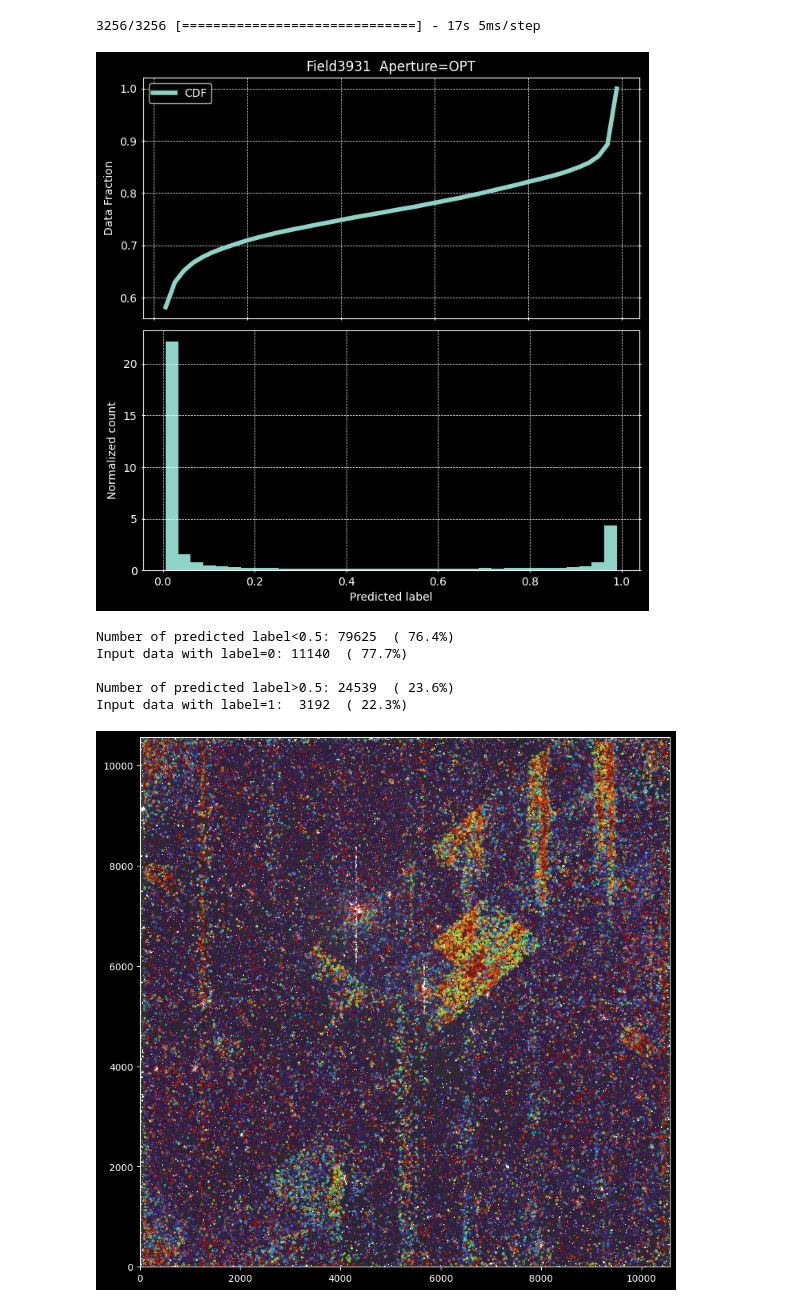
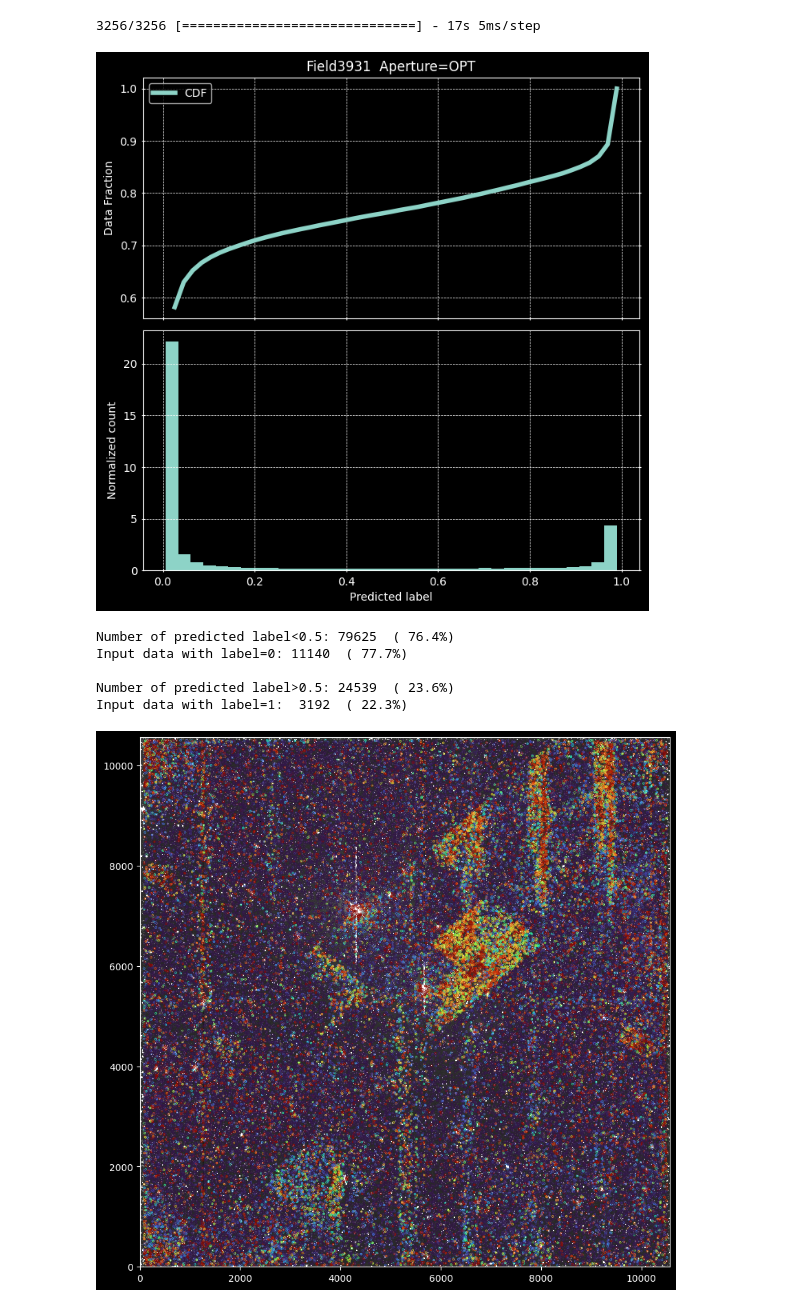
Before and after one commit to AlekzanderKosakowski/tensorflow, a Jupyter notebook: RNN_3931.ipynb, the cells around one changed output. Saved outputs shown, nothing was run; the diff lists cells and outputs as text; code cells hidden in the pictures.

```diff
--- a/RNN_3931.ipynb
+++ b/RNN_3931.ipynb
@@ -628,35 +628,35 @@ ax.set_title(f"Field3931  Aperture={aps[aperture]}")
 ax.set_ylabel("Data Fraction")
 ax.tick_params(left=True, right=True, labelbottom=False, direction="inout", which="both")
 ax.grid(color="white", linewidth=0.5, linestyle='--', which="both")
 # ax.xaxis.set_minor_locator(MultipleLocator(0.1))
 # ax.yaxis.set_minor_locator(MultipleLocator(0.1))
 ax.legend()
 
-ax2 = fig.add_subplot(212)
+ax2 = fig.add_subplot(212, sharex=ax)
 ax2.hist(predictions_df["label"].values, bins='scott', density=True)
 ax2.set_ylabel("Normalized count")
 ax2.tick_params(left=True, right=True, direction="inout", which="both")
 ax2.grid(color="white", linewidth=0.5, linestyle='--', which="both")
 ax2.set_xlabel("Predicted label")
 
 # plt.savefig(f"Field3931_CDF_{aperture}.jpg", dpi=100)
 plt.show()
 
 threshold = 0.5
 bad_df = predictions_df[predictions_df["label"]>threshold]
 good_df = predictions_df[predictions_df["label"]<threshold]
 
 print(f"Number of predicted label<{threshold}: {len(good_df):>5d}  ({len(good_df)/len(predictions_df)*100:>5.1f}%)")
 print(f"Input data with label=0: {len(label_df[label_df['label']==0]):>5d}  ({len(label_df[label_df['label']==0])/len(label_df)*100:>5.1f}%)")
 print()
 
 print(f"Number of predicted label>{threshold}: {len(bad_df):>5d}  ({len(bad_df)/len(predictions_df)*100:>5.1f}%)")
 print(f"Input data with label=1: {len(label_df[label_df['label']==1]):>5d}  ({len(label_df[label_df['label']==1])/len(label_df)*100:>5.1f}%)")
 
 
 #
 # %% [output]
-[figure, old version]
+[figure, new version]
 Number of predicted label<0.5: 79625  ( 76.4%)
 Input data with label=0: 11140  ( 77.7%)
 
```
Also changed, not shown: parts of 1 cell of this notebook.
